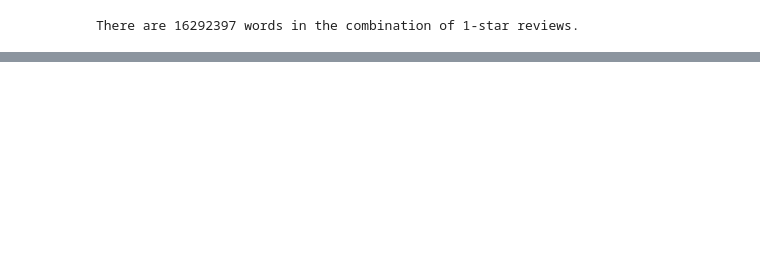
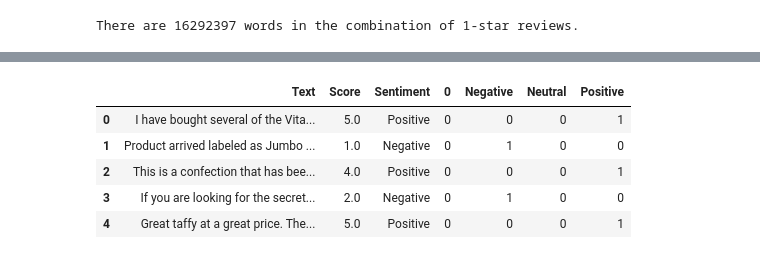
Before and after one commit to MintMin/AmazonReviewsAnalysis, a Jupyter notebook: Nic/Week 1 Nic's Exploratory Analysis.ipynb, the cells around one changed output, grey strips where cells are left out. Cells and saved outputs as stored; diff of their text form; code cells hidden in the pictures; blank space fills up the shorter version.

```diff
--- a/Nic/Week 1 Nic's Exploratory Analysis.ipynb
+++ b/Nic/Week 1 Nic's Exploratory Analysis.ipynb
@@ -681,0 +744,9 @@ plt.show()
+# %%
+Sentiment_data1.head(5)
+# %% [output]
+|  | Text | Score | Sentiment | 0 | Negative | Neutral | Positive |
+| 0 | I have bought several of the Vita... | 5.0 | Positive | 0 | 0 | 0 | 1 |
+| 1 | Product arrived labeled as Jumbo ... | 1.0 | Negative | 0 | 1 | 0 | 0 |
+| 2 | This is a confection that has bee... | 4.0 | Positive | 0 | 0 | 0 | 1 |
+| 3 | If you are looking for the secret... | 2.0 | Negative | 0 | 1 | 0 | 0 |
+| 4 | Great taffy at a great price. The... | 5.0 | Positive | 0 | 0 | 0 | 1 |
```
Also changed, not shown: parts of 29 cells of this notebook.
